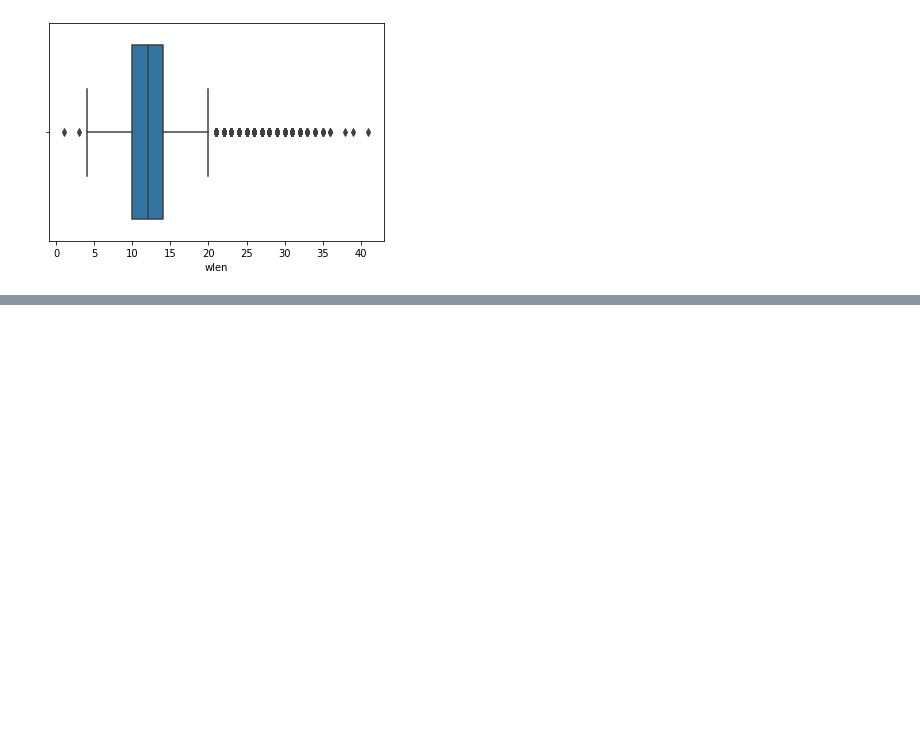
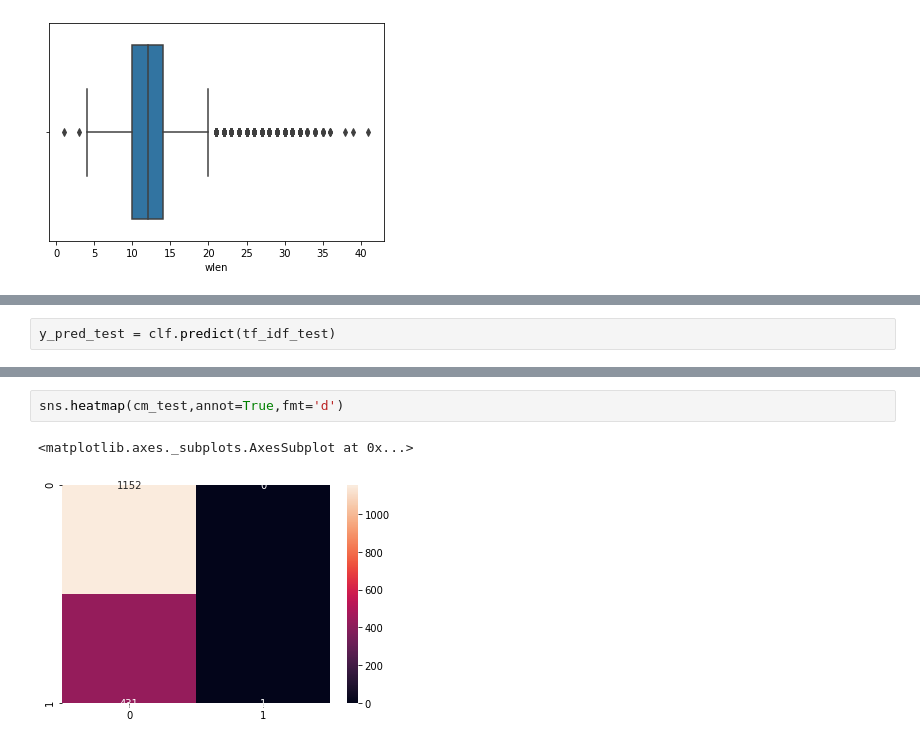
Before and after one commit to snaray12/nlp, a Jupyter notebook: lingupedia/data analysis.ipynb, the cells around one changed output, grey strips where cells are left out. Drawn from its saved outputs; the diff is of its cells as text; blank space fills up the shorter version.

```diff
--- a/lingupedia/data analysis.ipynb
+++ b/lingupedia/data analysis.ipynb
@@ -245,0 +412,2 @@ sns.boxplot(traindata['wlen'])
+# %%
+y_pred_test = clf.predict(tf_idf_test)
@@ -245,0 +425,5 @@ sns.boxplot(traindata['wlen'])
+# %%
+sns.heatmap(cm_test,annot=True,fmt='d')
+# %% [output]
+<matplotlib.axes._subplots.AxesSubplot at 0x...>
+[figure, added]
```
Also changed, not shown: parts of 37 cells of this notebook, 1 other file.
